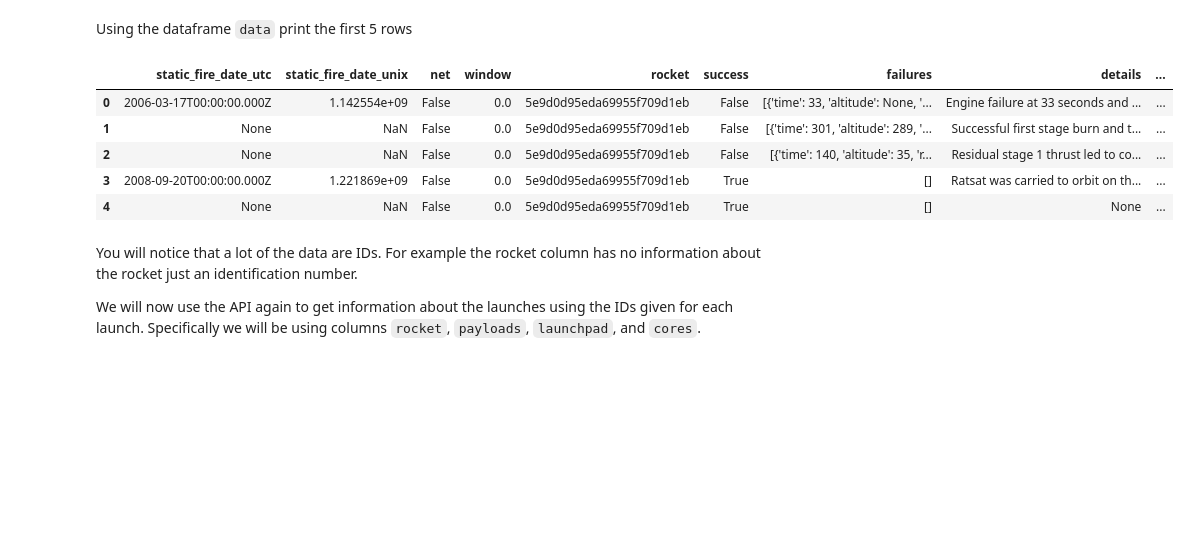
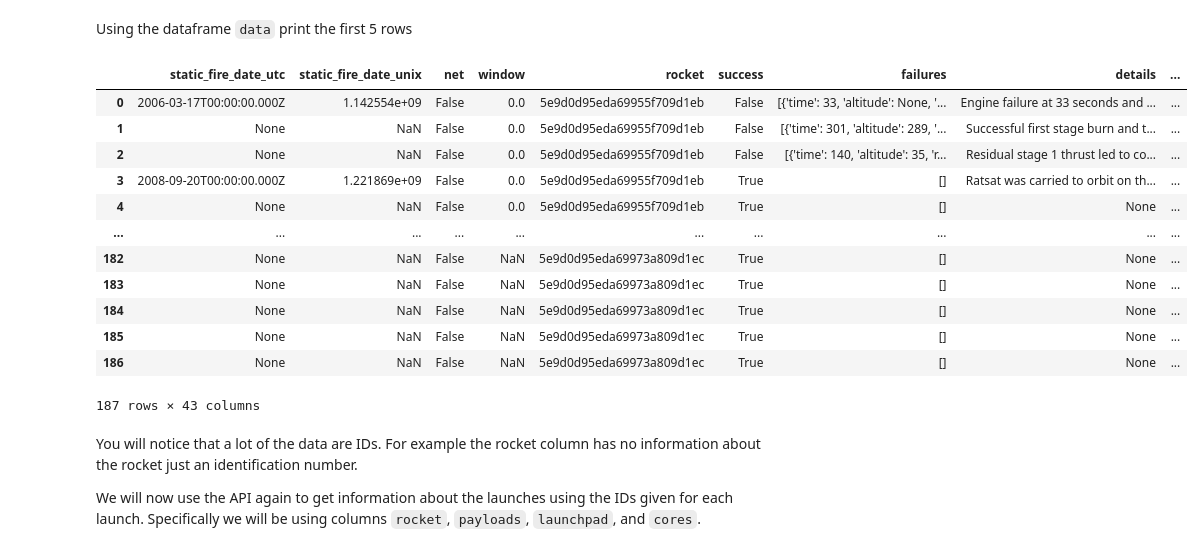
Before and after one commit to aelbadrawi/Python-Basics-for-Data-Science-Project, a Jupyter notebook: Applied Data Science Capstone.ipynb, the cells around one changed output. Drawn from its saved outputs; the diff is of its cells as text; code cells hidden in the pictures; blank space fills up the shorter version.

```diff
--- a/Applied Data Science Capstone.ipynb
+++ b/Applied Data Science Capstone.ipynb
@@ -135,14 +135,21 @@ data=pd.json_normalize(response.json())
 Using the dataframe <code>data</code> print the first 5 rows
 # %%
 # Get the head of the dataframe
-data.head()
+data
 # %% [output]
 |  | static_fire_date_utc | static_fire_date_unix | net | window | rocket | success | failures | details | ... |
 | 0 | 2006-03-17T00:00:00.000Z | 1.142554e+09 | False | 0.0 | 5e9d0d95eda69955f709d1eb | False | [{'time': 33, 'altitude': None, '... | Engine failure at 33 seconds and ... | ... |
 | 1 | None | NaN | False | 0.0 | 5e9d0d95eda69955f709d1eb | False | [{'time': 301, 'altitude': 289, '... | Successful first stage burn and t... | ... |
 | 2 | None | NaN | False | 0.0 | 5e9d0d95eda69955f709d1eb | False | [{'time': 140, 'altitude': 35, 'r... | Residual stage 1 thrust led to co... | ... |
 | 3 | 2008-09-20T00:00:00.000Z | 1.221869e+09 | False | 0.0 | 5e9d0d95eda69955f709d1eb | True | [] | Ratsat was carried to orbit on th... | ... |
 | 4 | None | NaN | False | 0.0 | 5e9d0d95eda69955f709d1eb | True | [] | None | ... |
+| ... | ... | ... | ... | ... | ... | ... | ... | ... | ... |
+| 182 | None | NaN | False | NaN | 5e9d0d95eda69973a809d1ec | True | [] | None | ... |
+| 183 | None | NaN | False | NaN | 5e9d0d95eda69973a809d1ec | True | [] | None | ... |
+| 184 | None | NaN | False | NaN | 5e9d0d95eda69973a809d1ec | True | [] | None | ... |
+| 185 | None | NaN | False | NaN | 5e9d0d95eda69973a809d1ec | True | [] | None | ... |
+| 186 | None | NaN | False | NaN | 5e9d0d95eda69973a809d1ec | True | [] | None | ... |
+187 rows × 43 columns
 # %% [markdown]
 You will notice that a lot of the data are IDs. For example the rocket column has no information about the rocket just an identification number.
 
```
Also changed, not shown: parts of 6 cells of this notebook.
